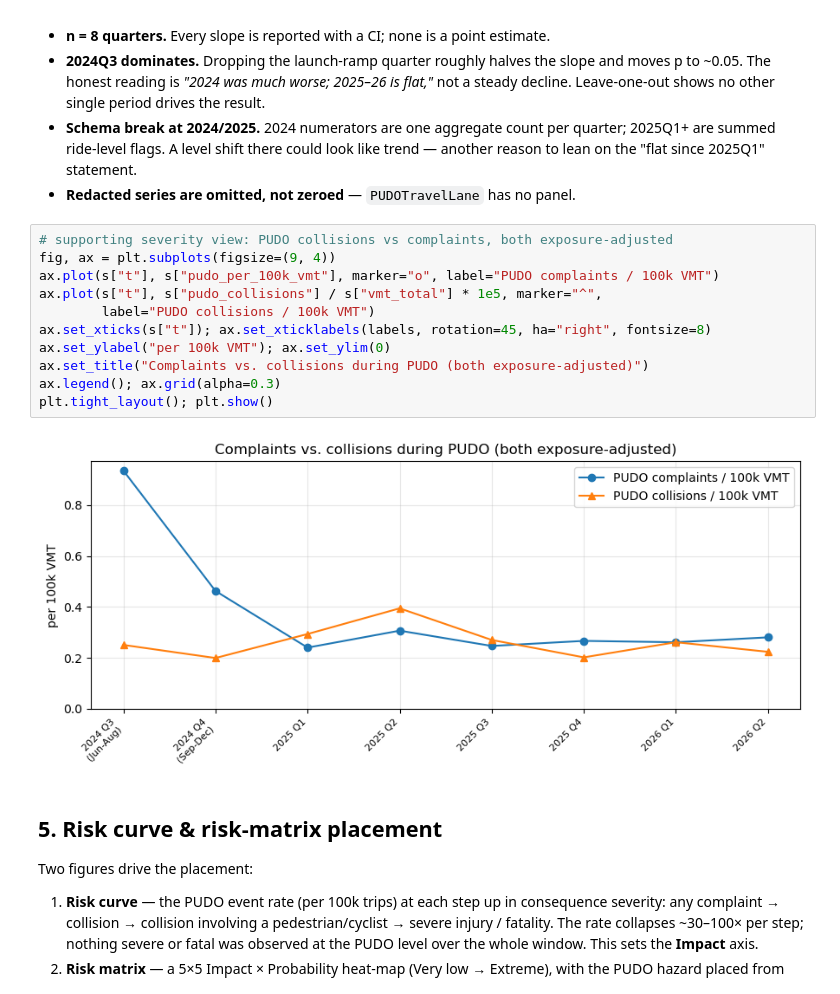
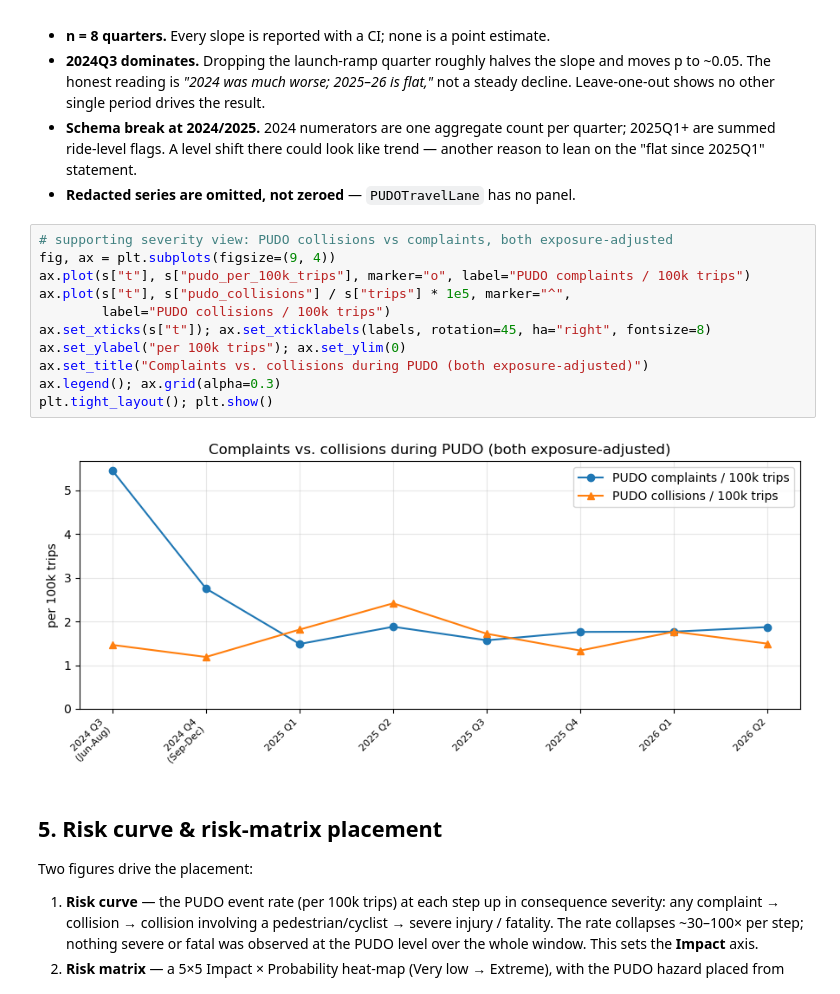
Before and after one commit to jonathanwilsonami/curbrisk-av, a Jupyter notebook: pudo-pipeline/notebooks/pudo_analysis.ipynb, the cells around one changed output. Drawn from its saved outputs; the diff is of its cells as text.

```diff
--- a/pudo-pipeline/notebooks/pudo_analysis.ipynb
+++ b/pudo-pipeline/notebooks/pudo_analysis.ipynb
@@ -730,16 +930,16 @@ Leave-one-out slope range: -14.1% to -5.0% per quarter (so no single period *oth
 # %%
 # supporting severity view: PUDO collisions vs complaints, both exposure-adjusted
 fig, ax = plt.subplots(figsize=(9, 4))
-ax.plot(s["t"], s["pudo_per_100k_vmt"], marker="o", label="PUDO complaints / 100k VMT")
-ax.plot(s["t"], s["pudo_collisions"] / s["vmt_total"] * 1e5, marker="^",
-        label="PUDO collisions / 100k VMT")
+ax.plot(s["t"], s["pudo_per_100k_trips"], marker="o", label="PUDO complaints / 100k trips")
+ax.plot(s["t"], s["pudo_collisions"] / s["trips"] * 1e5, marker="^",
+        label="PUDO collisions / 100k trips")
 ax.set_xticks(s["t"]); ax.set_xticklabels(labels, rotation=45, ha="right", fontsize=8)
-ax.set_ylabel("per 100k VMT"); ax.set_ylim(0)
+ax.set_ylabel("per 100k trips"); ax.set_ylim(0)
 ax.set_title("Complaints vs. collisions during PUDO (both exposure-adjusted)")
 ax.legend(); ax.grid(alpha=0.3)
 plt.tight_layout(); plt.show()
 # %% [output]
-[figure, old version]
+[figure, new version]
 # %% [markdown]
 ## 5. Risk curve & risk-matrix placement
 
```
Also changed, not shown: parts of 21 cells of this notebook, 4 other files.
